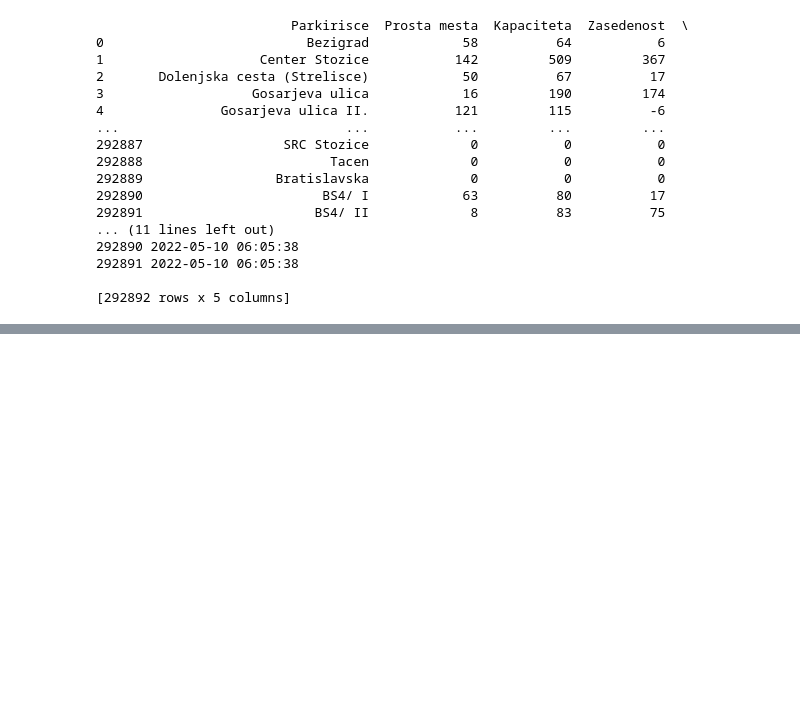
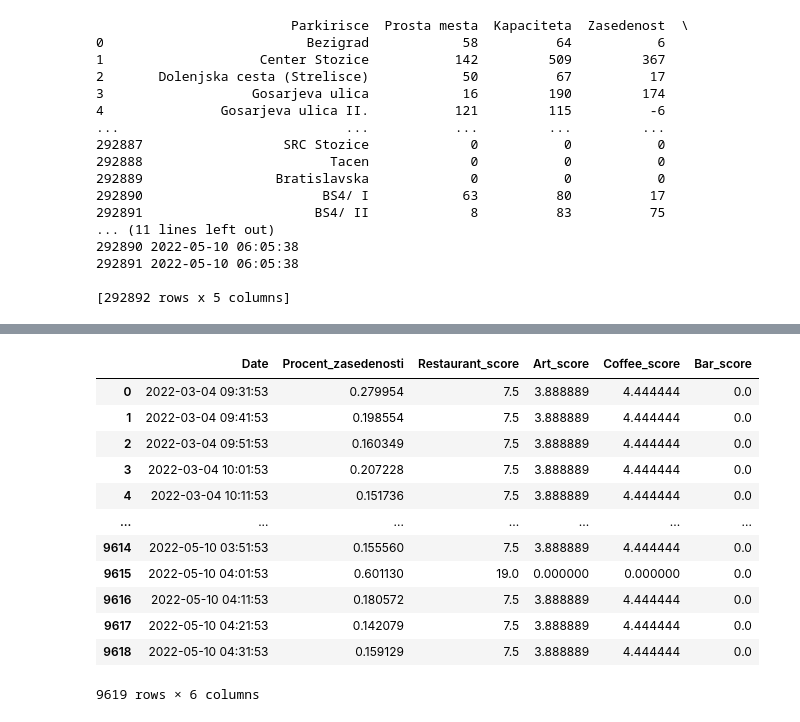
Before and after one commit to jre2601/PR21MOJR, a Jupyter notebook: predict_multivariate_time_series3.ipynb, the cells around one changed output, grey strips where cells are left out. Cells and saved outputs as stored; diff of their text form; code cells hidden in the pictures; blank space fills up the shorter version.

```diff
--- a/predict_multivariate_time_series3.ipynb
+++ b/predict_multivariate_time_series3.ipynb
@@ -112,8 +112,8 @@ for name, group in df.groupby("Parkirisce"):
         continue
 
     parking_sync = pd.DataFrame(copy_and_impute(parking))
-    parking_sync["Kapaciteta"] = parking["Kapaciteta"]
     parking_sync["Kapaciteta"] = [capacity for _ in range(len(parking_sync.index))]
+    parking_sync["Procent_zasedenosti"] = parking_sync["Zasedenost"] / parking_sync["Kapaciteta"]
 
     # Add points of interest to the specific column (0: not present, radius-distance: point of interest score) -> POIs are weighted
     restaurant_dist = []
@@ -304,12 +261,3 @@ Y_data = Y_scaler.fit_transform(weekend_off_matrix[["Zasedenost"]])
-# %%
-for name, data in parkings.items():
-    data["Points_of_interest"] = MultiLabelBinarizer().fit_transform(data["Points_of_interest"])
-
-    X_scaler = MinMaxScaler()
-    Y_scaler = MinMaxScaler()
-    X_data = X_scaler.fit_transform(data[['Zasedenost', "Points_of_interest"]])
-    Y_data = Y_scaler.fit_transform(data[["Zasedenost"]])
-    break # TODO: Make a model for each parking
 # %%
 def custom_ts_multi_data_prep(dataset, target, start, end, window, horizon):
     X = []
@@ -326 +285,27 @@ def custom_ts_multi_data_prep(dataset, target, start, end, window, horizon):
+# %%
+first_parking = next(iter(parkings))
+date_index = parkings[first_parking].index
+
+cols = ("Procent_zasedenosti", "Restaurant_score", "Art_score", "Coffee_score", "Bar_score")
+means = get_avg_on_same_date(weekend_off_matrix, cols)
+
+weekend_off_matrix_avg = pd.DataFrame(zip(date_index, means[0], means[1], means[2], means[3], means[4]),
+                                      columns=["Date", "Procent_zasedenosti", "Restaurant_score", "Art_score", "Coffee_score", "Bar_score"])
+weekend_off_matrix_avg.set_index("Date", inplace=True)
+
+weekend_off_matrix_avg
+# %% [output]
+|  | Date | Procent_zasedenosti | Restaurant_score | Art_score | Coffee_score | Bar_score |
+| 0 | 2022-03-04 09:31:53 | 0.279954 | 7.5 | 3.888889 | 4.444444 | 0.0 |
+| 1 | 2022-03-04 09:41:53 | 0.198554 | 7.5 | 3.888889 | 4.444444 | 0.0 |
+| 2 | 2022-03-04 09:51:53 | 0.160349 | 7.5 | 3.888889 | 4.444444 | 0.0 |
+| 3 | 2022-03-04 10:01:53 | 0.207228 | 7.5 | 3.888889 | 4.444444 | 0.0 |
+| 4 | 2022-03-04 10:11:53 | 0.151736 | 7.5 | 3.888889 | 4.444444 | 0.0 |
+| ... | ... | ... | ... | ... | ... | ... |
+| 9614 | 2022-05-10 03:51:53 | 0.155560 | 7.5 | 3.888889 | 4.444444 | 0.0 |
+| 9615 | 2022-05-10 04:01:53 | 0.601130 | 19.0 | 0.000000 | 0.000000 | 0.0 |
+| 9616 | 2022-05-10 04:11:53 | 0.180572 | 7.5 | 3.888889 | 4.444444 | 0.0 |
+| 9617 | 2022-05-10 04:21:53 | 0.142079 | 7.5 | 3.888889 | 4.444444 | 0.0 |
+| 9618 | 2022-05-10 04:31:53 | 0.159129 | 7.5 | 3.888889 | 4.444444 | 0.0 |
+9619 rows × 6 columns
 # %%
```
Also changed, not shown: parts of 12 cells of this notebook, 1 other file.
